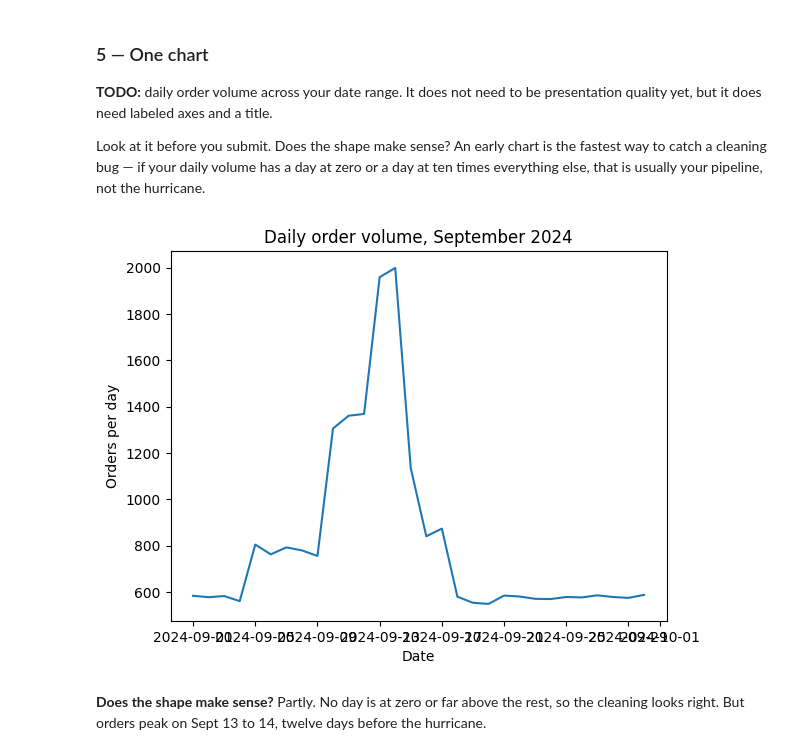
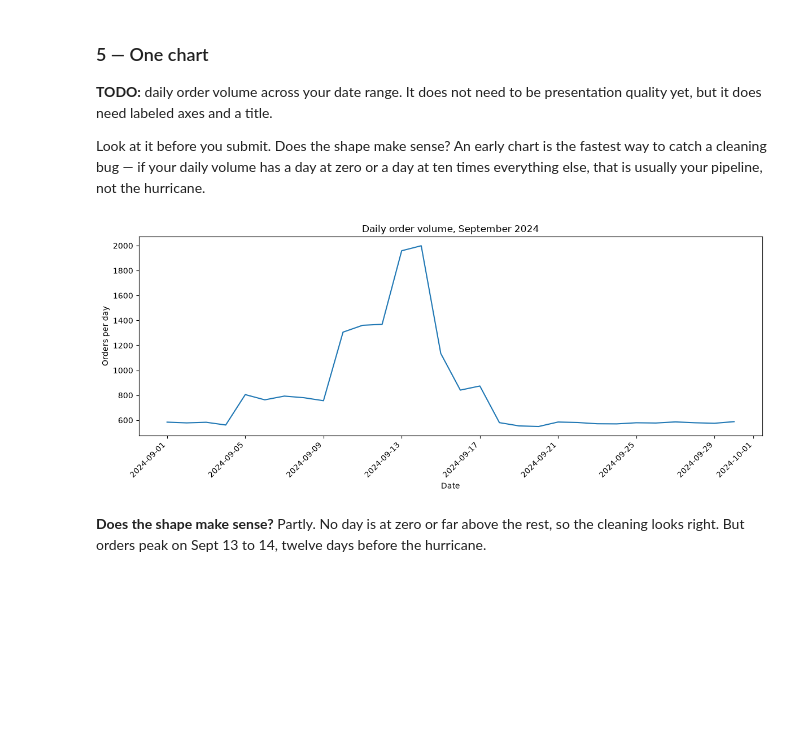
Before and after one commit to hyunderscore/walmart-hurricane-project, a Jupyter notebook: notebooks/06-midterm-walmart/2026-10-23 — Midterm Checkpoint — Lab.ipynb, the cells around one changed output. Cells and saved outputs as stored; diff of their text form; code cells hidden in the pictures; blank space fills up the shorter version.

```diff
--- a/notebooks/06-midterm-walmart/2026-10-23 — Midterm Checkpoint — Lab.ipynb
+++ b/notebooks/06-midterm-walmart/2026-10-23 — Midterm Checkpoint — Lab.ipynb
@@ -147,12 +147,13 @@ def clean_transactions(df):
     rows_changed['timestamp'] = df['timestamp'].isna().sum()
     df = df[df['timestamp'].notna()].copy()
 
-    df['store_id'] = clean_store_id(df['store_id'])
-    rows_changed['store_id'] = len(df)
+    before = df['store_id'].copy()
+    df['store_id'] = clean_store_id(before)
+    rows_changed['store_id'] = int(before.ne(df['store_id']).sum())
 
-    df['category'] = df['category'].str.strip().str.title()
-    df['category'] = df['category'].replace(CATEGORY_MAP)
-    rows_changed['category'] = len(df)
+    before = df['category'].copy()
+    df['category'] = (before.str.strip().str.title().replace(CATEGORY_MAP))
+    rows_changed['category'] = int(before.ne(df['category']).sum())
 
     return df
 
@@ -161,9 +162,20 @@ def clean_stores(df):
     df = df.copy()
     df['store_id'] = clean_store_id(df['store_id'])
 
-    rows_changed['stores'] = df.duplicated('store_id').sum()
+    df['state'] = (
+        df['state'].str.strip().str.upper()
+        .replace({'FLORIDA': 'FL', 'FLA.': 'FL'})
+    )
+    df['region'] = df['region'].str.strip().str.title()
+
+    rows_changed['stores'] = int(
+        df.duplicated('store_id').sum()
+    )
     df = df.drop_duplicates('store_id').copy()
 
+    df['has_coordinates'] = (
+        df[['latitude', 'longitude']].notna().all(axis=1)
+    )
     return df
 
 
@@ -366,17 +384,20 @@ Look at it before you submit. Does the shape make sense? An early chart is the f
 # %%
 import matplotlib.pyplot as plt
 
 daily = transactions_typed.copy()
 daily['date'] = daily['timestamp'].dt.normalize()
 daily = daily.groupby('date')['transaction_id'].count()
 
+plt.figure(figsize=(12,5))
 plt.plot(daily.index, daily.values)
 plt.title('Daily order volume, September 2024')
 plt.xlabel('Date')
 plt.ylabel('Orders per day')
+plt.xticks(rotation=45, ha='right')
+plt.tight_layout()
 plt.show()
 # %% [output]
-[figure, old version]
+[figure, new version]
 # %% [markdown]
 **Does the shape make sense?** Partly. No day is at zero or far above the rest, so the cleaning looks right. But orders peak on Sept 13 to 14, twelve days before the hurricane.
 # %% [markdown]
```
Also changed, not shown: parts of 4 cells of this notebook, 1 other file.
